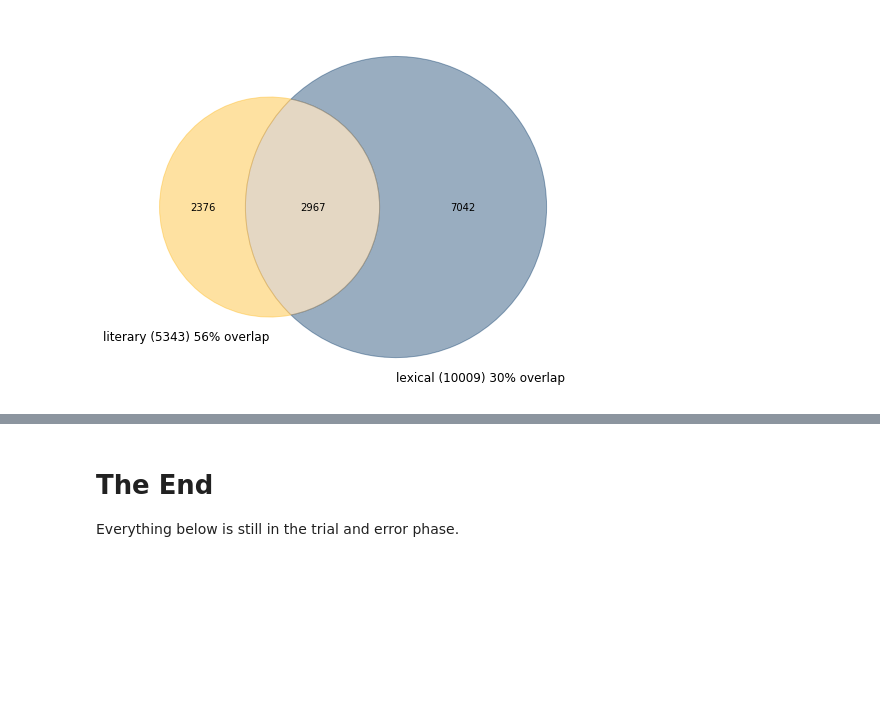
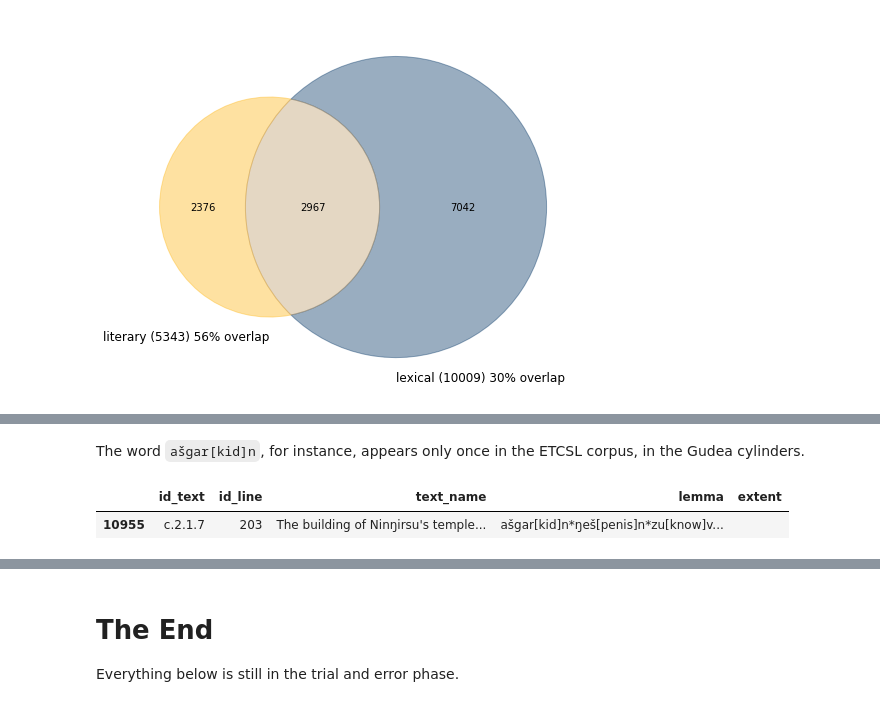
Before and after one commit to niekveldhuis/compass, a Jupyter notebook: 3_Vocabularies/Lit_Lex_Vocab.ipynb, the cells around one changed output, grey strips where cells are left out. Saved outputs shown, nothing was run; the diff lists cells and outputs as text; code cells hidden in the pictures; blank space fills up the shorter version.

```diff
--- a/3_Vocabularies/Lit_Lex_Vocab.ipynb
+++ b/3_Vocabularies/Lit_Lex_Vocab.ipynb
@@ -247,8 +247,8 @@ This process takes a considerable amount of time. It has to check each line in [
 The `lemma` column of the `etcsl` dataframe will now represent the [ETCSL](http://etcsl.orinst.ox.ac.uk/) data in a line-by-line presentation of lemmatizations, with asterisks connecting lemmas if a corresponding sequence of lemmas exists as a lexical entry.
 # %%
 lex_vocab.sort(key=len, reverse=True)
-for item in tqdm.tqdm(lex_vocab):
-    if " " in item:
-        findwhat = re.escape(item)
-        replacewith = item.replace(" ", "*")
-        etcsl["lemma"] = etcsl["lemma"].str.replace(findwhat, replacewith)
+multiple_word = [entry for entry in lex_vocab if " " in entry]
+for item in tqdm.tqdm(multiple_word):
+    findwhat = re.escape(item)
+    replacewith = item.replace(" ", "*")
+    etcsl["lemma"] = etcsl["lemma"].str.replace(findwhat, replacewith)
@@ -277,0 +308,7 @@ plot_venn(etcsl_words_s3, lexical_words_s3)
+# %% [markdown]
+The word `ašgar[kid]n`, for instance, appears only once in the ETCSL corpus, in the Gudea cylinders.
+# %%
+etcsl[etcsl['lemma'].str.contains("ašgar\[kid\]n")]
+# %% [output]
+|  | id_text | id_line | text_name | lemma | extent |
+| 10955 | c.2.1.7 | 203 | The building of Ninŋirsu's temple... | ašgar[kid]n*ŋeš[penis]n*zu[know]v... |  |
```
Also changed, not shown: parts of 14 cells of this notebook.
